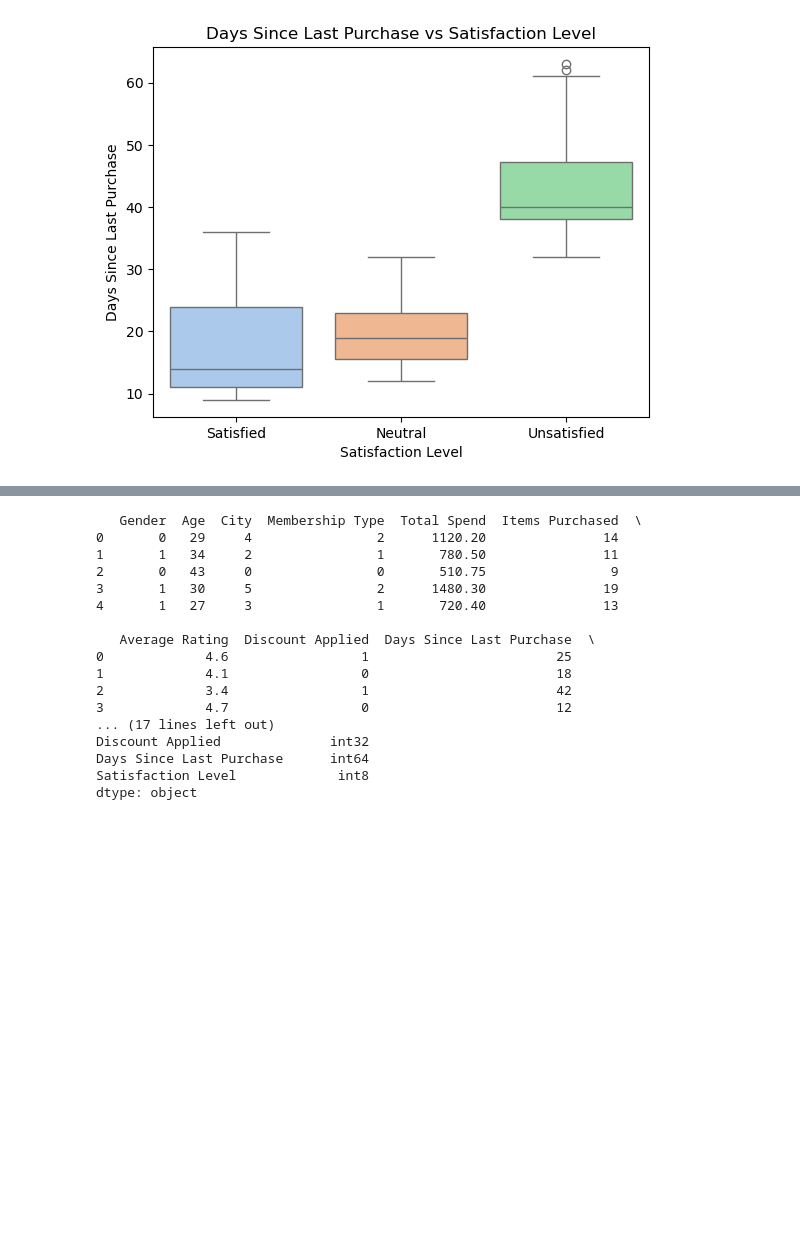
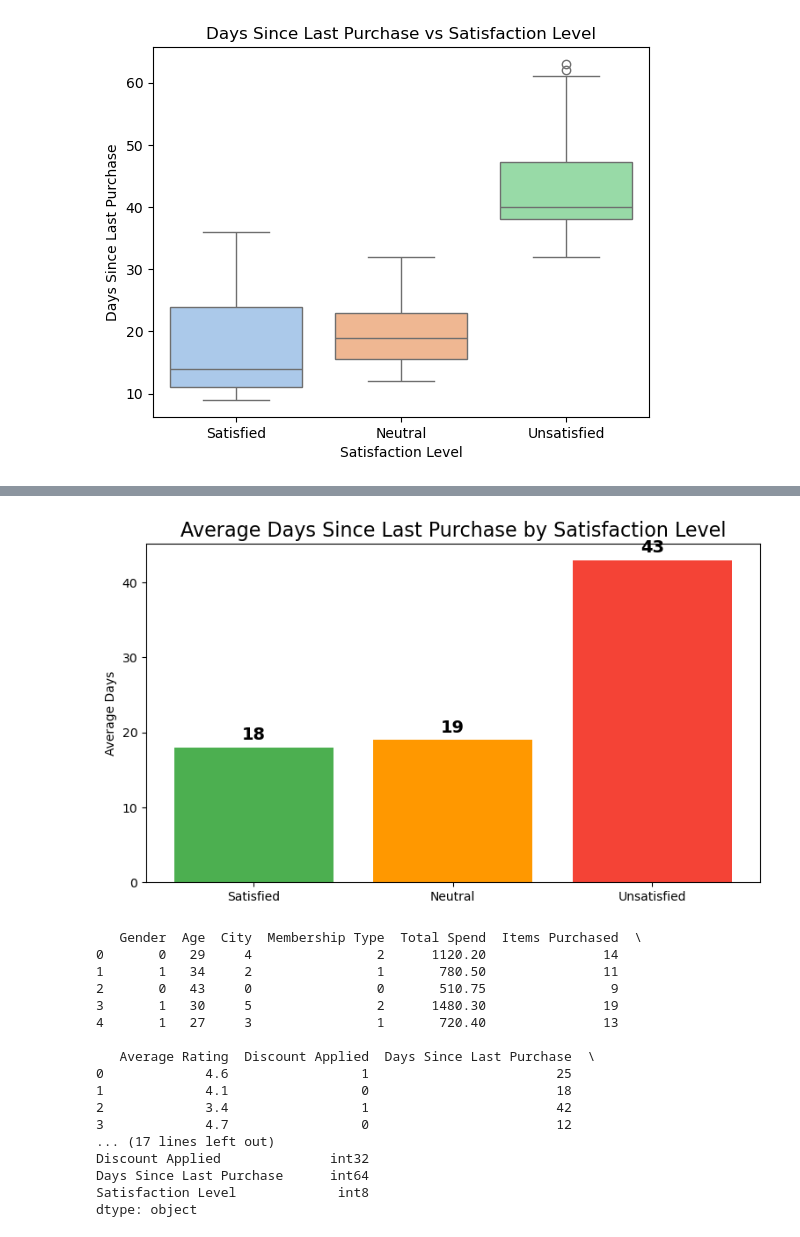
Before and after one commit to BrightmanMT/Customer_Segmentation_kmeans, a Jupyter notebook: kmeans.ipynb, the cells around one changed output, grey strips where cells are left out. Drawn from its saved outputs; the diff is of its cells as text; code cells hidden in the pictures; blank space fills up the shorter version.

```diff
--- a/kmeans.ipynb
+++ b/kmeans.ipynb
@@ -237 +241,19 @@ df.head()
+# %%
+# Average Days Since Last Purchase by Satisfaction Level more understandable bar chart
+avg_days = df.groupby('Satisfaction Level')['Days Since Last Purchase'].mean().round(0)
+order = ['Satisfied', 'Neutral', 'Unsatisfied']
+
+plt.figure(figsize=(9,5))
+bars = plt.bar(order, avg_days.loc[order], color=['#4CAF50', '#FF9800', '#F44336'])
+plt.title('Average Days Since Last Purchase by Satisfaction Level', fontsize=16)
+plt.ylabel('Average Days')
+
+for bar in bars:
+    height = int(bar.get_height())
+    plt.text(bar.get_x() + bar.get_width()/2., height + 1, str(height),
+             ha='center', fontsize=14, fontweight='bold')
+
+plt.show()
+# %% [output]
+[figure, added]
 # %%
```
Also changed, not shown: parts of 25 cells of this notebook, 7 other files.
